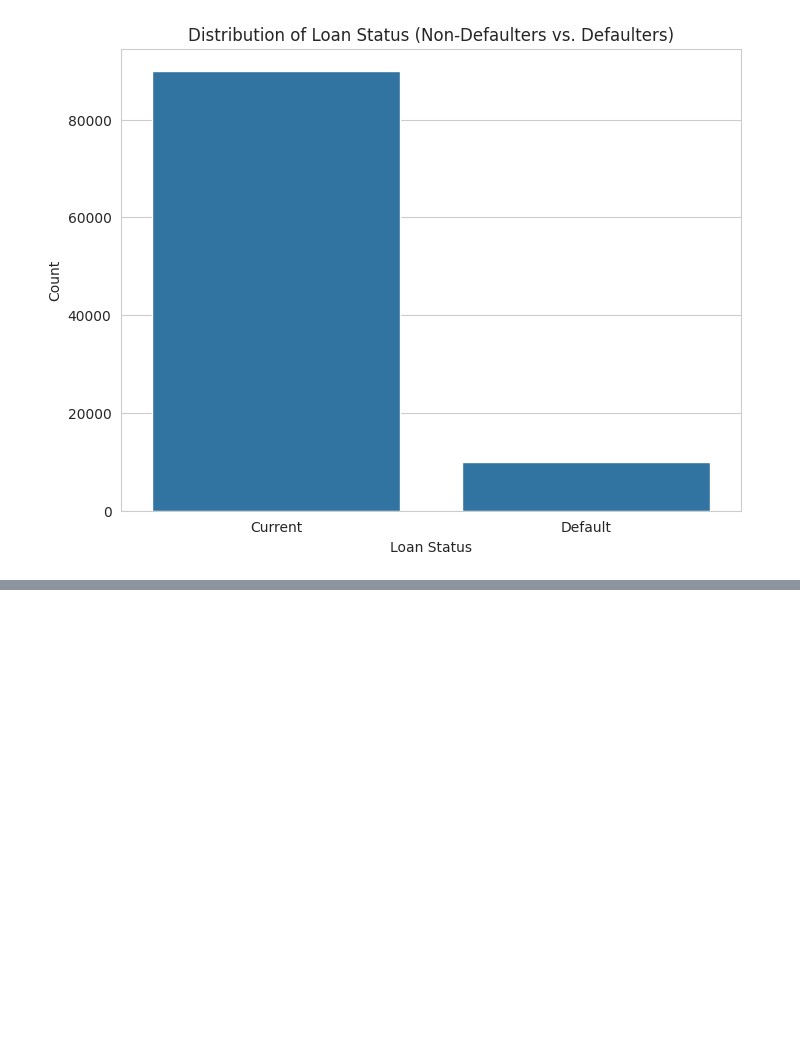
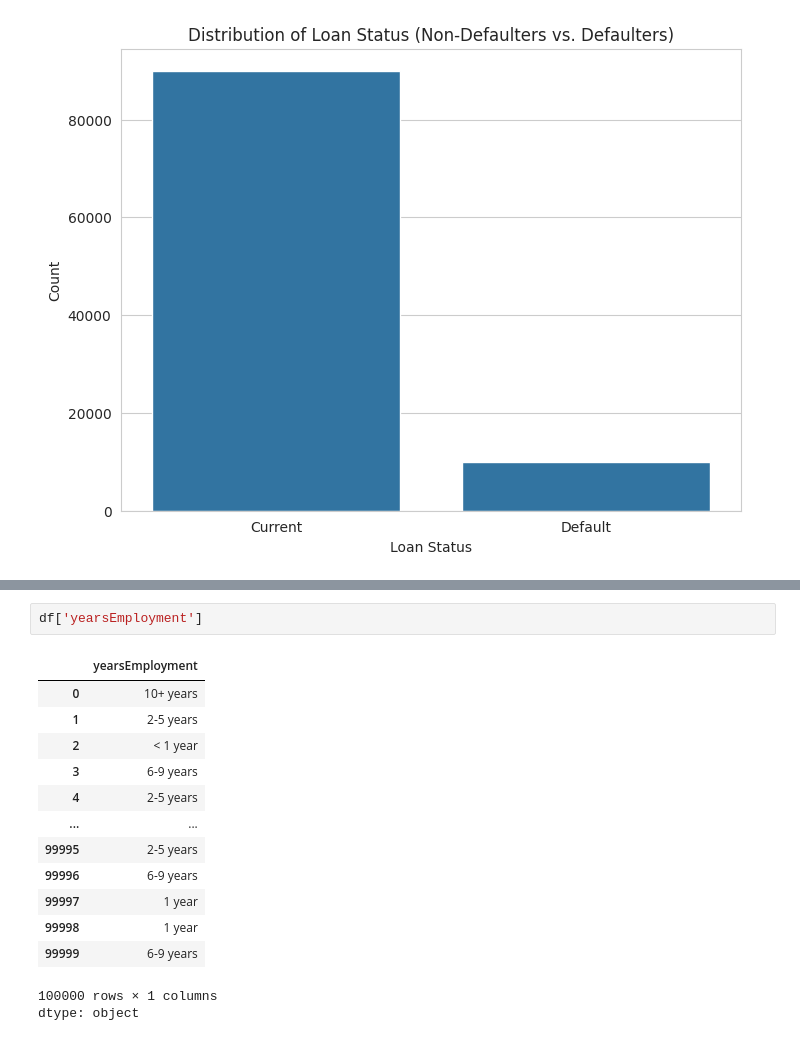
Before and after one commit to springboardmentor891v/CreditPathAI, a Jupyter notebook: microsoft_notebooks/eda_report.ipynb, the cells around one changed output, grey strips where cells are left out. Drawn from its saved outputs; the diff is of its cells as text; blank space fills up the shorter version.

```diff
--- a/microsoft_notebooks/eda_report.ipynb
+++ b/microsoft_notebooks/eda_report.ipynb
@@ -534,0 +564,17 @@ plt.show()
+# %%
+df['yearsEmployment']
+# %% [output]
+|  | yearsEmployment |
+| 0 | 10+ years |
+| 1 | 2-5 years |
+| 2 | < 1 year |
+| 3 | 6-9 years |
+| 4 | 2-5 years |
+| ... | ... |
+| 99995 | 2-5 years |
+| 99996 | 6-9 years |
+| 99997 | 1 year |
+| 99998 | 1 year |
+| 99999 | 6-9 years |
+100000 rows × 1 columns
+dtype: object
```
Also changed, not shown: parts of 11 cells of this notebook.
